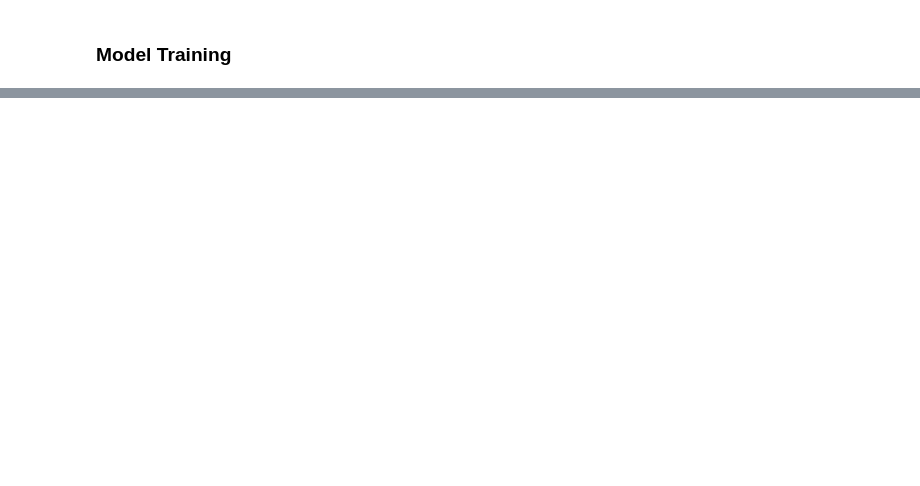
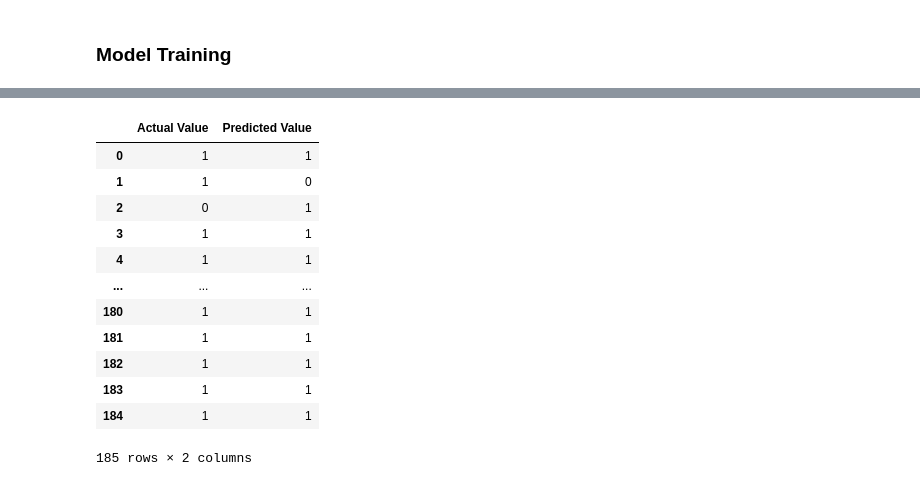
Before and after one commit to Akshay-Paunikar/Loan_Prediction_ML, a Jupyter notebook: project/notebook/Loan_Prediction.ipynb, the cells around one changed output, grey strips where cells are left out. Cells and saved outputs as stored; diff of their text form; code cells hidden in the pictures; blank space fills up the shorter version.

Commit message:
model training almost done

```diff
--- a/project/notebook/Loan_Prediction.ipynb
+++ b/project/notebook/Loan_Prediction.ipynb
@@ -1516,7 +1318,8 @@ oh_transformer = OneHotEncoder()
 # %%
+# creating preprocessor object
 preprocessor = ColumnTransformer(
     [
         ("OneHotEncoder", oh_transformer, cat_features),
-         ("StandardScaler", numeric_transformer, num_features),
+        ("StandardScaler", numeric_transformer, num_features)
     ]
 )
@@ -1552,0 +1334,3 @@ test_data.shape
+# %%
+# label encode target
+y = le.fit_transform(y)
@@ -1581,5 +1396,7 @@ from sklearn.metrics import accuracy_score, confusion_matrix, classification_rep
 def evaluate_model(true, predicted):
     accuracy = accuracy_score(true, predicted)
     confusionmatrix = confusion_matrix(true, predicted)
+    precisionscore = precision_score(true, predicted, pos_label=1)
+    recallscore = recall_score(true, predicted, pos_label=1)
     classificationreport = classification_report(true, predicted)
-    return accuracy, confusionmatrix, classificationreport
+    return accuracy, confusionmatrix, precisionscore, recallscore, classificationreport
@@ -1585,0 +1508,23 @@ def evaluate_model(true, predicted):
+# %%
+# Logistic Regression
+log_model = LogisticRegression()
+log_model.fit(X_train, y_train)
+y_pred = log_model.predict(X_test)
+# %%
+# Difference between Actual and Predicted Values
+pred_df=pd.DataFrame({'Actual Value':y_test,'Predicted Value':y_pred})
+pred_df
+# %% [output]
+|  | Actual Value | Predicted Value |
+| 0 | 1 | 1 |
+| 1 | 1 | 0 |
+| 2 | 0 | 1 |
+| 3 | 1 | 1 |
+| 4 | 1 | 1 |
+| ... | ... | ... |
+| 180 | 1 | 1 |
+| 181 | 1 | 1 |
+| 182 | 1 | 1 |
+| 183 | 1 | 1 |
+| 184 | 1 | 1 |
+185 rows × 2 columns
```
Also changed, not shown: parts of 33 cells of this notebook, 4 other files.
